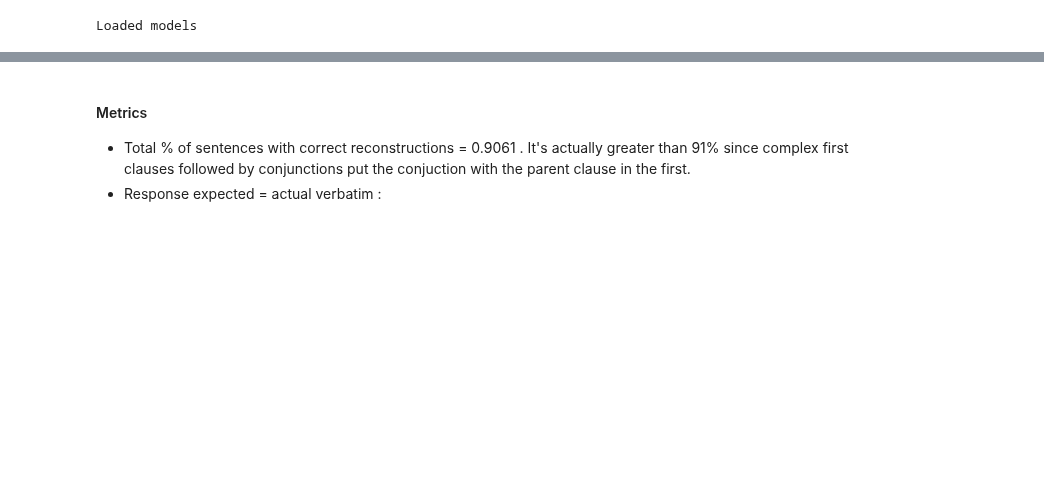
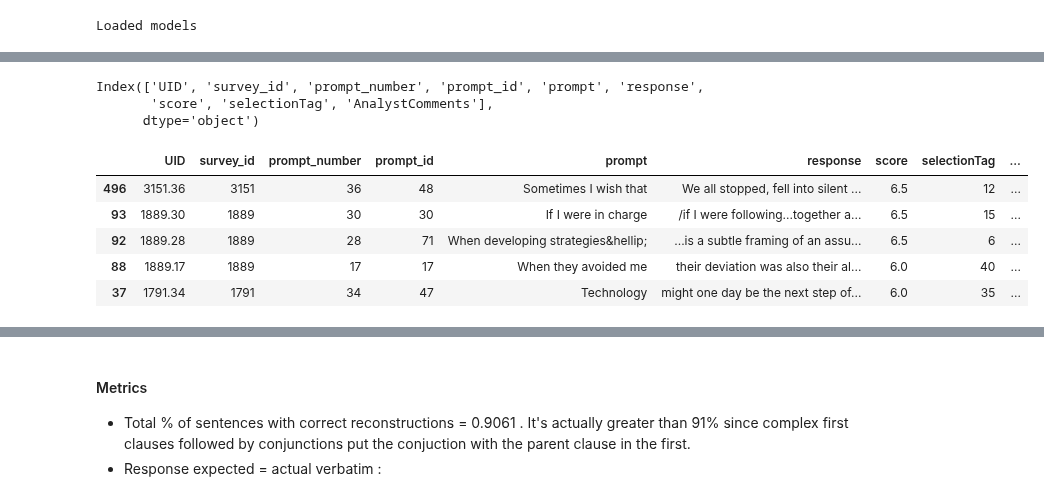
Before and after one commit to perspegrity5/SL_NLP_PassiveActive1, a Jupyter notebook: spacy_classifiers.ipynb, the cells around one changed output, grey strips where cells are left out. Cells and saved outputs as stored; diff of their text form; code cells hidden in the pictures; blank space fills up the shorter version.

```diff
--- a/spacy_classifiers.ipynb
+++ b/spacy_classifiers.ipynb
@@ -106,3 +40,20 @@ Index(['survey_id', 'prompt_number', 'prompt_id', 'prompt', 'response',
+# %%
+from io import StringIO
+import pandas as pd, numpy as np
+
+df = pd.read_csv("./input.csv")
+print(df.columns)
+df.sample(frac=1).head()
+# %% [output]
+Index(['UID', 'survey_id', 'prompt_number', 'prompt_id', 'prompt', 'response',
+       'score', 'selectionTag', 'AnalystComments'],
+      dtype='object')
+|  | UID | survey_id | prompt_number | prompt_id | prompt | response | score | selectionTag | ... |
+| 496 | 3151.36 | 3151 | 36 | 48 | Sometimes I wish that | We all stopped, fell into silent ... | 6.5 | 12 | ... |
+| 93 | 1889.30 | 1889 | 30 | 30 | If I were in charge | /if I were following...together a... | 6.5 | 15 | ... |
+| 92 | 1889.28 | 1889 | 28 | 71 | When developing strategies&hellip; | ...is a subtle framing of an assu... | 6.5 | 6 | ... |
+| 88 | 1889.17 | 1889 | 17 | 17 | When they avoided me | their deviation was also their al... | 6.0 | 40 | ... |
+| 37 | 1791.34 | 1791 | 34 | 47 | Technology | might one day be the next step of... | 6.0 | 35 | ... |
 # %%
 if "prompt" in df.columns: #Original dataset
     df['sentence'] = df.apply(lambda row : "{} {}".format(row['prompt'], row['response']), axis = 1)
```
Also changed, not shown: parts of 11 cells of this notebook, 6 other files.
